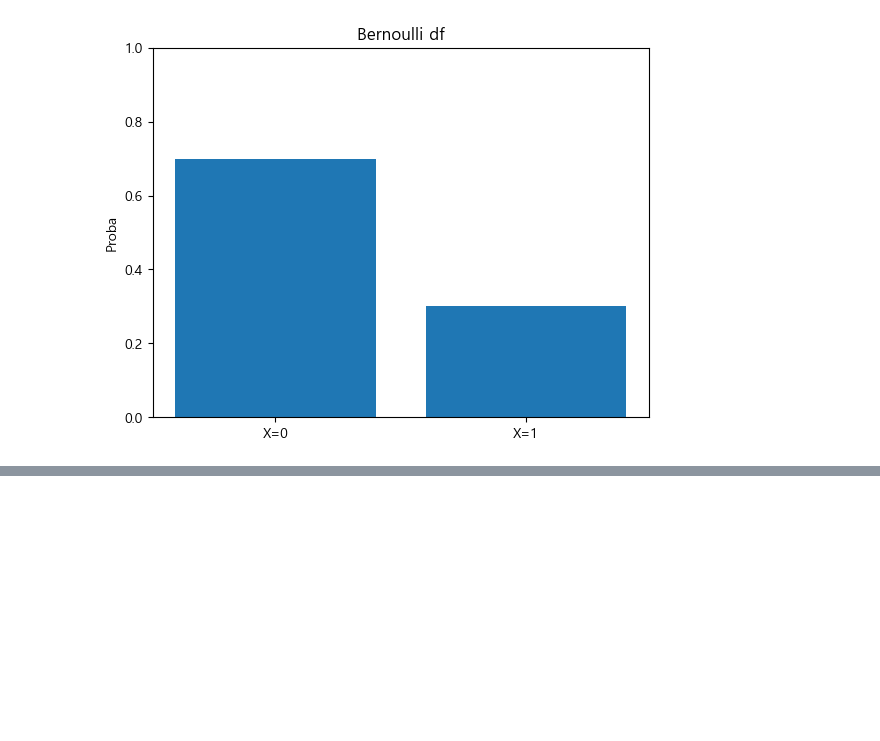
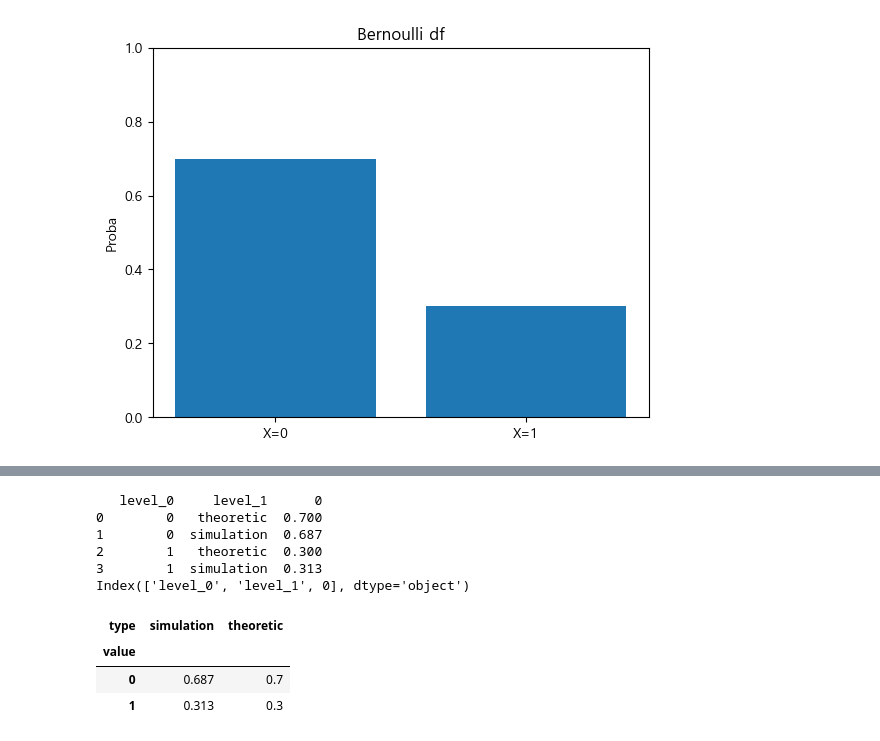
Before and after one commit to sejinhwang97ko/2023prac, a Jupyter notebook: hello/02_distribution.ipynb, the cells around one changed output, grey strips where cells are left out. Drawn from its saved outputs; the diff is of its cells as text; code cells hidden in the pictures; blank space fills up the shorter version.

```diff
--- a/hello/02_distribution.ipynb
+++ b/hello/02_distribution.ipynb
@@ -151,0 +224,22 @@ plt.show()
+# %%
+df = pd.DataFrame({"theoretic": rv.pmf(XX), "simulation": y}).stack()
+df = df.reset_index()
+print(df)
+print(df.columns)
+# %% [output]
+   level_0     level_1      0
+0        0   theoretic  0.700
+1        0  simulation  0.687
+2        1   theoretic  0.300
+3        1  simulation  0.313
+Index(['level_0', 'level_1', 0], dtype='object')
+# %%
+df = pd.DataFrame({"theoretic": rv.pmf(XX), "simulation": y}).stack()
+df = df.reset_index()
+df.columns = ["value", "type", "ratio"]
+df.pivot("value", "type", "ratio")
+# %% [output]
+| type | simulation | theoretic |
+| value |  |  |
+| 0 | 0.687 | 0.7 |
+| 1 | 0.313 | 0.3 |
```
Also changed, not shown: parts of 9 cells of this notebook.
